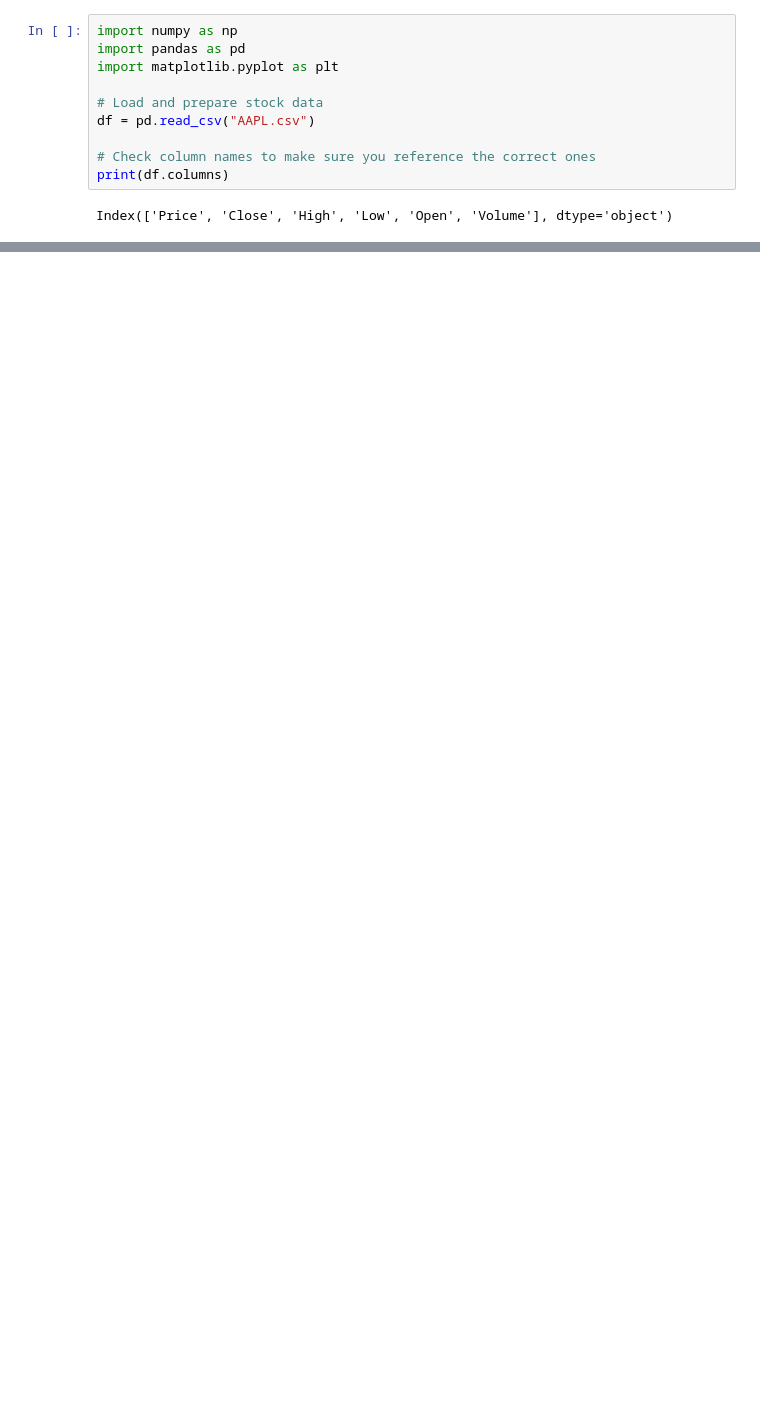
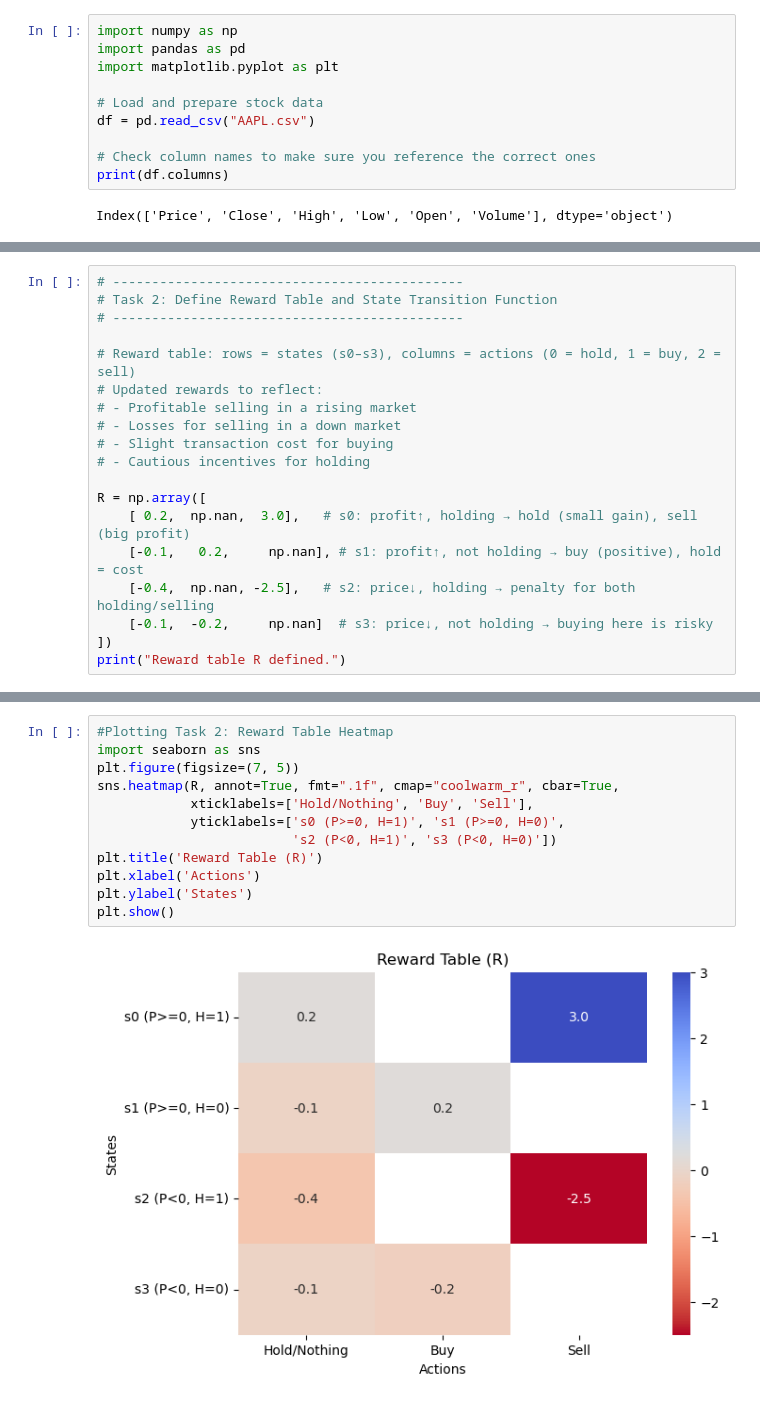
Before and after one commit to sam134-eng/deep-rl-inm707-samraggi, a Jupyter notebook: Reinforcement learning.ipynb, the cells around one changed output, grey strips where cells are left out. Cells and saved outputs as stored; diff of their text form; blank space fills up the shorter version.

```diff
--- a/Reinforcement learning.ipynb
+++ b/Reinforcement learning.ipynb
@@ -88,0 +129,19 @@ TypeError: unsupported operand type(s) for -: 'str' and 'str'
+# %%
+# ---------------------------------------------
+# Task 2: Define Reward Table and State Transition Function
+# ---------------------------------------------
+
+# Reward table: rows = states (s0–s3), columns = actions (0 = hold, 1 = buy, 2 = sell)
+# Updated rewards to reflect:
+# - Profitable selling in a rising market
+# - Losses for selling in a down market
+# - Slight transaction cost for buying
+# - Cautious incentives for holding
+
+R = np.array([
+    [ 0.2,  np.nan,  3.0],   # s0: profit↑, holding → hold (small gain), sell (big profit)
+    [-0.1,   0.2,     np.nan], # s1: profit↑, not holding → buy (positive), hold = cost
+    [-0.4,  np.nan, -2.5],   # s2: price↓, holding → penalty for both holding/selling
+    [-0.1,  -0.2,     np.nan]  # s3: price↓, not holding → buying here is risky
+])
+print("Reward table R defined.")
@@ -88,0 +160,14 @@ TypeError: unsupported operand type(s) for -: 'str' and 'str'
+# %%
+#Plotting Task 2: Reward Table Heatmap
+import seaborn as sns
+plt.figure(figsize=(7, 5))
+sns.heatmap(R, annot=True, fmt=".1f", cmap="coolwarm_r", cbar=True,
+            xticklabels=['Hold/Nothing', 'Buy', 'Sell'],
+            yticklabels=['s0 (P>=0, H=1)', 's1 (P>=0, H=0)',
+                         's2 (P<0, H=1)', 's3 (P<0, H=0)'])
+plt.title('Reward Table (R)')
+plt.xlabel('Actions')
+plt.ylabel('States')
+plt.show()
+# %% [output]
+[figure, added]
```
Also changed, not shown: parts of 20 cells of this notebook.
